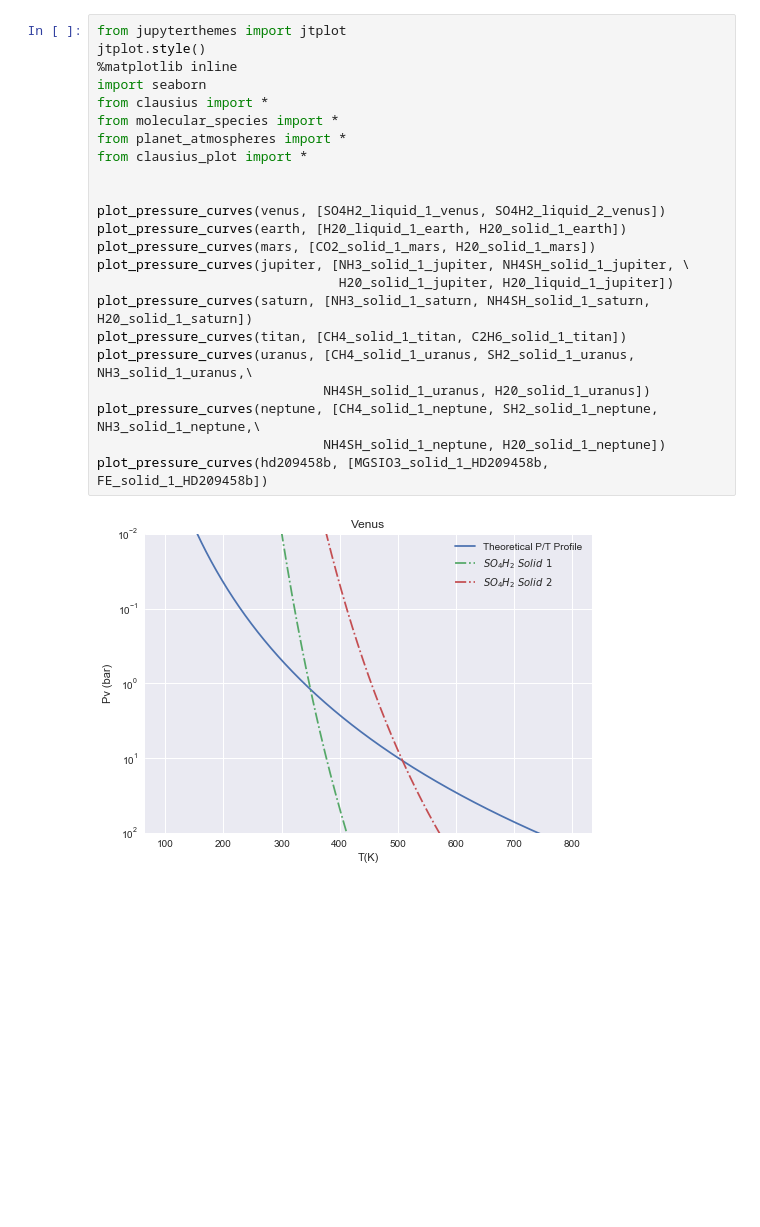
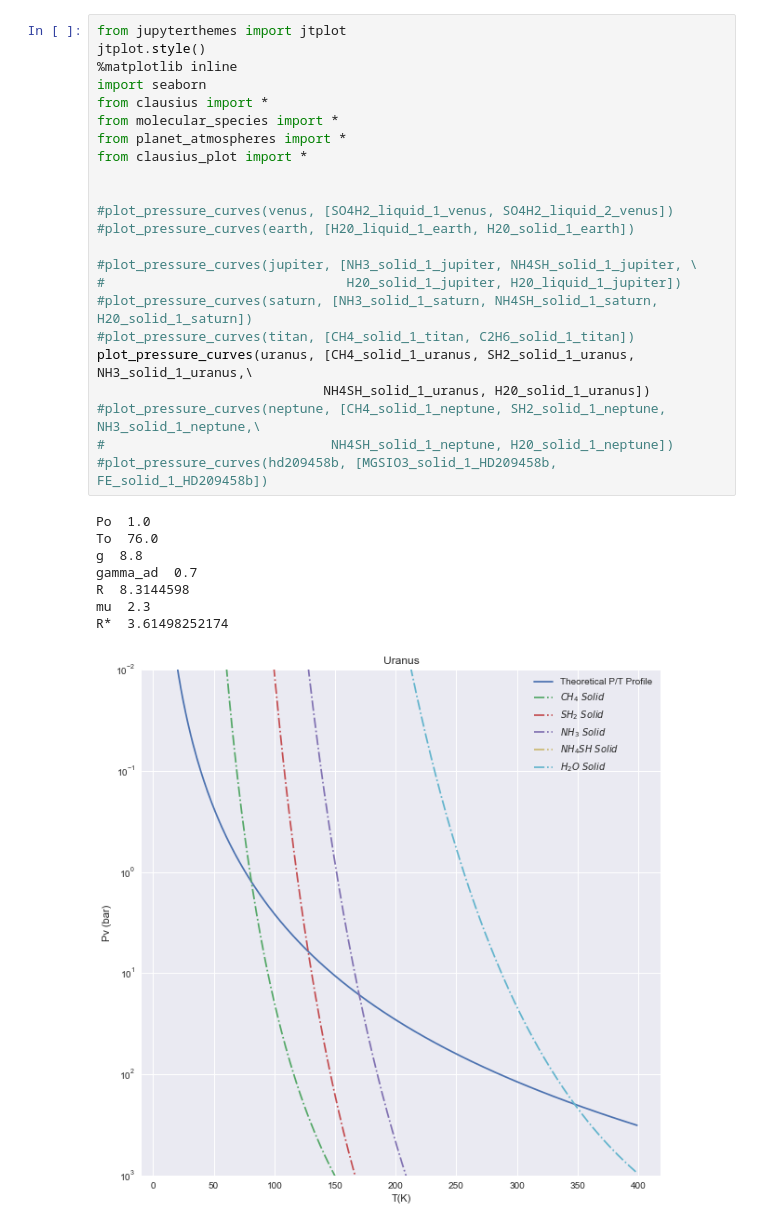
Before and after one commit to rschroder/exoplanet_clouds, a Jupyter notebook: Final Project.ipynb, the cells around one changed output. Cells and saved outputs as stored; diff of their text form; blank space fills up the shorter version.

```diff
--- a/Final Project.ipynb
+++ b/Final Project.ipynb
@@ -1,25 +1,32 @@
 # %%
 from jupyterthemes import jtplot
 jtplot.style()
 %matplotlib inline
 import seaborn
 from clausius import *
 from molecular_species import *
 from planet_atmospheres import *
 from clausius_plot import *
 
 
-plot_pressure_curves(venus, [SO4H2_liquid_1_venus, SO4H2_liquid_2_venus])
-plot_pressure_curves(earth, [H20_liquid_1_earth, H20_solid_1_earth])
-plot_pressure_curves(mars, [CO2_solid_1_mars, H20_solid_1_mars])
-plot_pressure_curves(jupiter, [NH3_solid_1_jupiter, NH4SH_solid_1_jupiter, \
-                               H20_solid_1_jupiter, H20_liquid_1_jupiter])
-plot_pressure_curves(saturn, [NH3_solid_1_saturn, NH4SH_solid_1_saturn, H20_solid_1_saturn])
-plot_pressure_curves(titan, [CH4_solid_1_titan, C2H6_solid_1_titan])
+#plot_pressure_curves(venus, [SO4H2_liquid_1_venus, SO4H2_liquid_2_venus])
+#plot_pressure_curves(earth, [H20_liquid_1_earth, H20_solid_1_earth])
+
+#plot_pressure_curves(jupiter, [NH3_solid_1_jupiter, NH4SH_solid_1_jupiter, \
+#                               H20_solid_1_jupiter, H20_liquid_1_jupiter])
+#plot_pressure_curves(saturn, [NH3_solid_1_saturn, NH4SH_solid_1_saturn, H20_solid_1_saturn])
+#plot_pressure_curves(titan, [CH4_solid_1_titan, C2H6_solid_1_titan])
 plot_pressure_curves(uranus, [CH4_solid_1_uranus, SH2_solid_1_uranus, NH3_solid_1_uranus,\
                              NH4SH_solid_1_uranus, H20_solid_1_uranus])
-plot_pressure_curves(neptune, [CH4_solid_1_neptune, SH2_solid_1_neptune, NH3_solid_1_neptune,\
-                             NH4SH_solid_1_neptune, H20_solid_1_neptune])
-plot_pressure_curves(hd209458b, [MGSIO3_solid_1_HD209458b, FE_solid_1_HD209458b])
+#plot_pressure_curves(neptune, [CH4_solid_1_neptune, SH2_solid_1_neptune, NH3_solid_1_neptune,\
+#                             NH4SH_solid_1_neptune, H20_solid_1_neptune])
+#plot_pressure_curves(hd209458b, [MGSIO3_solid_1_HD209458b, FE_solid_1_HD209458b])
 # %% [output]
+Po  1.0
+To  76.0
+g  8.8
+gamma_ad  0.7
+R  8.3144598
+mu  2.3
+R*  3.61498252174
-[figure, old version]
+[figure, new version]
```
Also changed, not shown: parts of 2 cells of this notebook, 4 other files.
